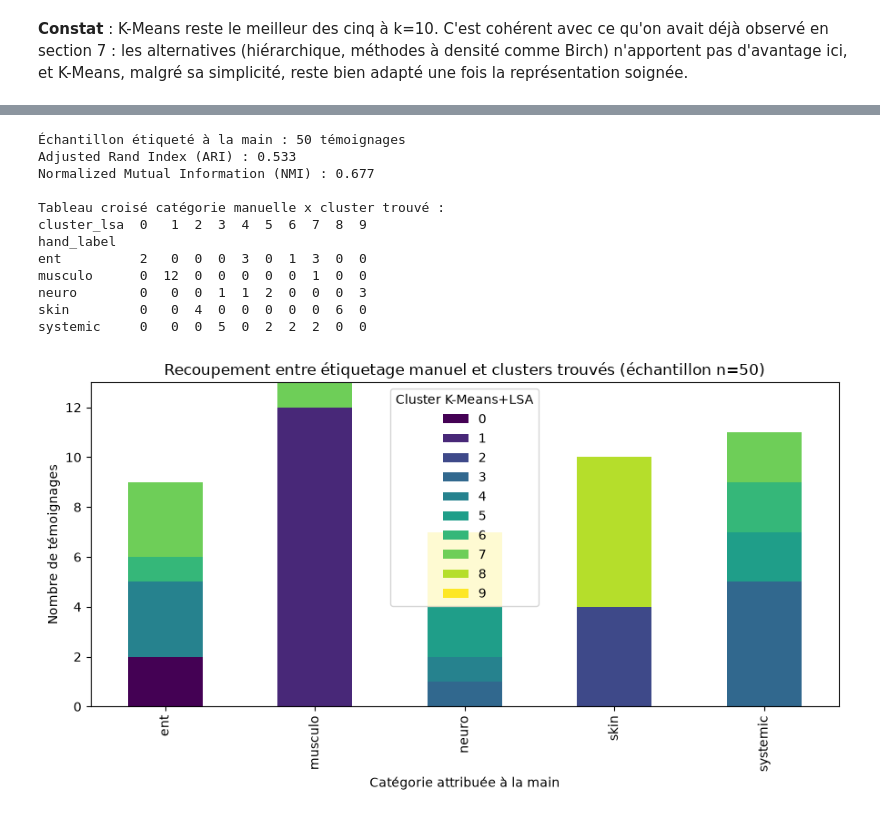
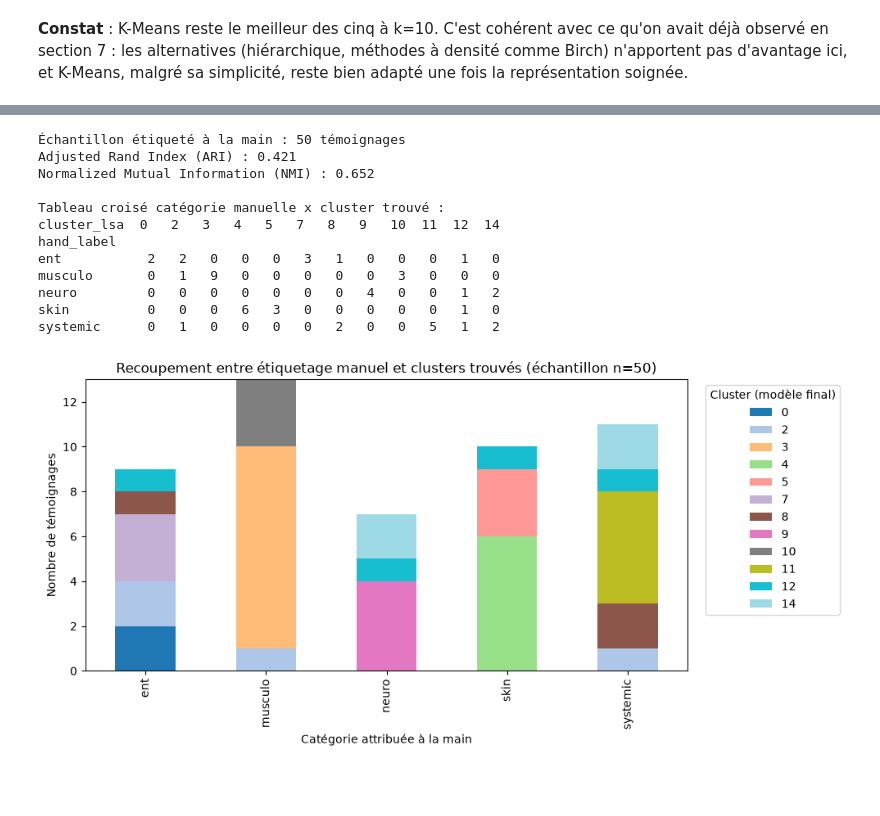
Before and after one commit to LouiSvon/cvrie, a Jupyter notebook: notebooks/unsupervised_learning.ipynb, the cells around one changed output, grey strips where cells are left out. Cells and saved outputs as stored; diff of their text form; code cells hidden in the pictures; blank space fills up the shorter version.

```diff
--- a/notebooks/unsupervised_learning.ipynb
+++ b/notebooks/unsupervised_learning.ipynb
@@ -537,0 +544,16 @@ Birch                    silhouette = 0.3622
+# %%
+from sklearn.decomposition import NMF
+
+# TF-IDF legerement affine (sublinear_tf : amortit les mots tres repetes dans un meme temoignage)
+vectorizer_final = TfidfVectorizer(stop_words='english', max_features=2000, ngram_range=(1, 2), sublinear_tf=True)
+X_final = vectorizer_final.fit_transform(data['cleaned_text'])
+
+# NMF a 10 composantes (comparable a la LSA a 10 composantes de la section 8.2)
+nmf_final = NMF(n_components=10, random_state=42, max_iter=500)
+X_nmf = normalize(nmf_final.fit_transform(X_final))
+
+labels_nmf = KMeans(n_clusters=10, random_state=42, n_init=10).fit_predict(X_nmf)
+score_nmf = silhouette_score(X_nmf, labels_nmf)
+
+print(f"LSA (section 8.2)  k=10 : silhouette = {scores_wide[k_range_wide.index(10)]:.4f}")
+print(f"NMF (cette section) k=10 : silhouette = {score_nmf:.4f}")
@@ -650,55 +801,43 @@ modèle a maintenant une granularité plus fine que notre grille.
 # %%
 from sklearn.metrics import adjusted_rand_score, normalized_mutual_info_score
 
-# Étiquettes attribuées à la main après lecture des témoignages (jamais vues par le modèle)
-hand_labels = {
-    '71': 'ent', '77': 'neuro', '97': 'systemic', '102': 'musculo', '159': 'ent',
-    '210': 'musculo', '214': 'systemic', '245': 'skin', '250': 'ent', '262': 'musculo',
-    '287': 'systemic', '297': 'skin', '324': 'skin', '328': 'skin', '334': 'skin',
-    '356': 'systemic', '437': 'skin', '468': 'ent', '469': 'neuro', '491': 'musculo',
-    '496': 'musculo', '500': 'systemic', '517': 'systemic', '527': 'musculo', '528': 'skin',
-    '529': 'ent', '533': 'musculo', '577': 'musculo', '585': 'skin', '597': 'musculo',
-    '598': 'ent', '631': 'neuro', '634': 'systemic', '644': 'musculo', '686': 'musculo',
-    '688': 'skin', '705': 'neuro', '709': 'musculo', '807': 'ent', '815': 'ent',
-    '820': 'neuro', '823': 'systemic', '834': 'neuro', '881': 'systemic', '889': 'systemic',
-    '901': 'neuro', '912': 'ent', '927': 'systemic', '940': 'skin', '1003': 'musculo',
-}
-
+# Etiquettes attribuees a la main apres lecture des temoignages (jamais vues par le modele)
+# (meme dictionnaire que celui utilise par anticipation en section 8.6)
 sample = data[data['id'].isin(hand_labels.keys())].copy()
 sample['hand_label'] = sample['id'].map(hand_labels)
 
 ari = adjusted_rand_score(sample['hand_label'], sample['cluster_lsa'])
 nmi = normalized_mutual_info_score(sample['hand_label'], sample['cluster_lsa'])
 print(f"Échantillon étiqueté à la main : {len(sample)} témoignages")
 print(f"Adjusted Rand Index (ARI) : {ari:.3f}")
 print(f"Normalized Mutual Information (NMI) : {nmi:.3f}")
 
-# Tableau croisé : catégorie manuelle (lignes) vs cluster K-Means+LSA trouvé (colonnes)
+# Tableau croisé : catégorie manuelle (lignes) vs cluster trouvé (colonnes)
 crosstab = pd.crosstab(sample['hand_label'], sample['cluster_lsa'])
 print("\nTableau croisé catégorie manuelle x cluster trouvé :")
 print(crosstab)
 
-crosstab.plot(kind='bar', stacked=True, figsize=(9, 5), colormap='viridis')
+crosstab.plot(kind='bar', stacked=True, figsize=(10, 5), colormap='tab20')
 plt.xlabel("Catégorie attribuée à la main")
 plt.ylabel("Nombre de témoignages")
 plt.title("Recoupement entre étiquetage manuel et clusters trouvés (échantillon n=50)")
-plt.legend(title='Cluster K-Means+LSA')
+plt.legend(title='Cluster (modèle final)', bbox_to_anchor=(1.02, 1), loc='upper left')
 plt.tight_layout()
 plt.show()
 # %% [output]
 Échantillon étiqueté à la main : 50 témoignages
-Adjusted Rand Index (ARI) : 0.533
-Normalized Mutual Information (NMI) : 0.677
+Adjusted Rand Index (ARI) : 0.421
+Normalized Mutual Information (NMI) : 0.652
 
 Tableau croisé catégorie manuelle x cluster trouvé :
-cluster_lsa  0   1  2  3  4  5  6  7  8  9
+cluster_lsa  0   2   3   4   5   7   8   9   10  11  12  14
 hand_label
-ent          2   0  0  0  3  0  1  3  0  0
-musculo      0  12  0  0  0  0  0  1  0  0
-neuro        0   0  0  1  1  2  0  0  0  3
-skin         0   0  4  0  0  0  0  0  6  0
-systemic     0   0  0  5  0  2  2  2  0  0
+ent           2   2   0   0   0   3   1   0   0   0   1   0
+musculo       0   1   9   0   0   0   0   0   3   0   0   0
+neuro         0   0   0   0   0   0   0   4   0   0   1   2
+skin          0   0   0   6   3   0   0   0   0   0   1   0
+systemic      0   1   0   0   0   0   2   0   0   5   1   2
-[figure, old version]
+[figure, new version]
 # %% [markdown]
 ### Interprétation
 
```
Also changed, not shown: parts of 18 cells of this notebook.
